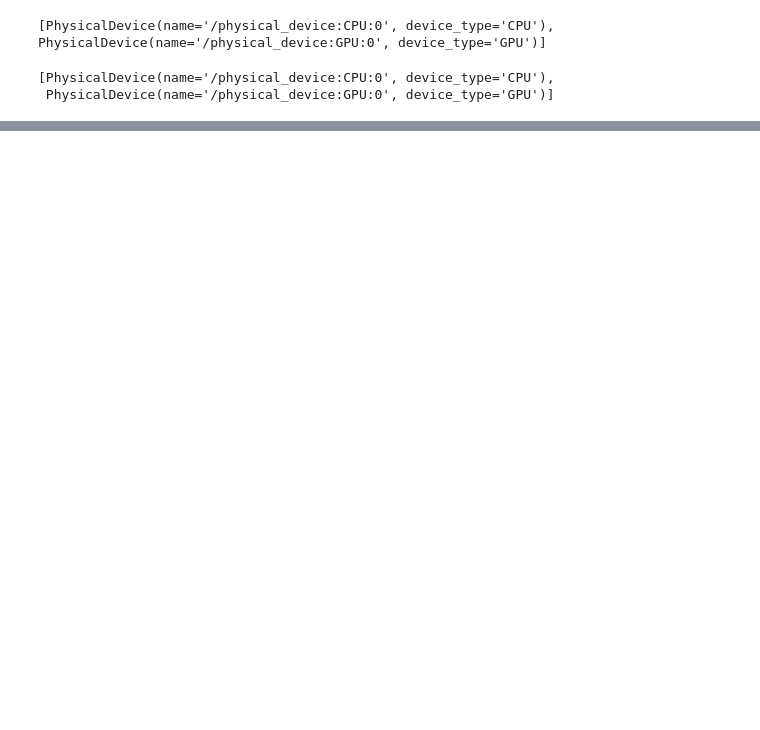
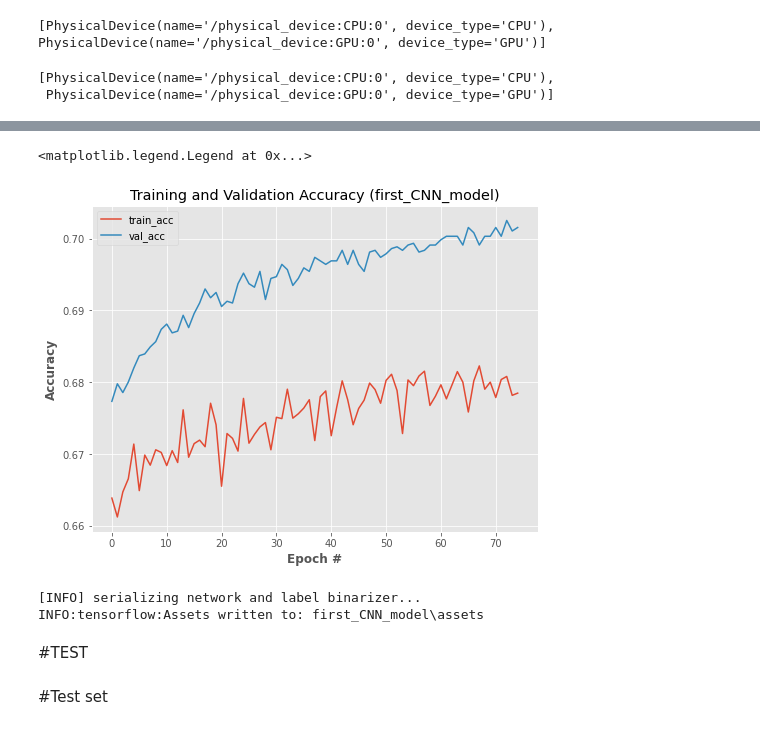
Before and after one commit to 6210612724/deep_learing, a Jupyter notebook: CNN.ipynb, the cells around one changed output, grey strips where cells are left out. Drawn from its saved outputs; the diff is of its cells as text; code cells hidden in the pictures; blank space fills up the shorter version.

```diff
--- a/CNN.ipynb
+++ b/CNN.ipynb
@@ -132,0 +320,26 @@ pip install pydot
+# %%
+# plot the training/validation accuracy
+N = np.arange(0, EPOCHS)
+plt.style.use("ggplot")
+plt.figure(figsize = [8,6])
+plt.plot(N, H.history["accuracy"], label="train_acc")
+plt.plot(N, H.history["val_accuracy"], label="val_acc")
+plt.title("Training and Validation Accuracy (first_CNN_model)")
+plt.xlabel("Epoch #", weight='bold')
+plt.ylabel("Accuracy", weight='bold')
+plt.legend()
+# %% [output]
+<matplotlib.legend.Legend at 0x...>
+[figure, added]
+# %%
+# save the model and label binarizer to disk
+print("[INFO] serializing network and label binarizer...")
+model.save("first_CNN_model")
+f = open("first_CNN_model_label_bin", "wb")
+f.write(pickle.dumps(lb))
+f.close()
+# %% [output]
+[INFO] serializing network and label binarizer...
+INFO:tensorflow:Assets written to: first_CNN_model\assets
+# %% [markdown]
+#TEST
@@ -132,0 +406,2 @@ pip install pydot
+# %% [markdown]
+#Test set
```
Also changed, not shown: parts of 34 cells of this notebook.
